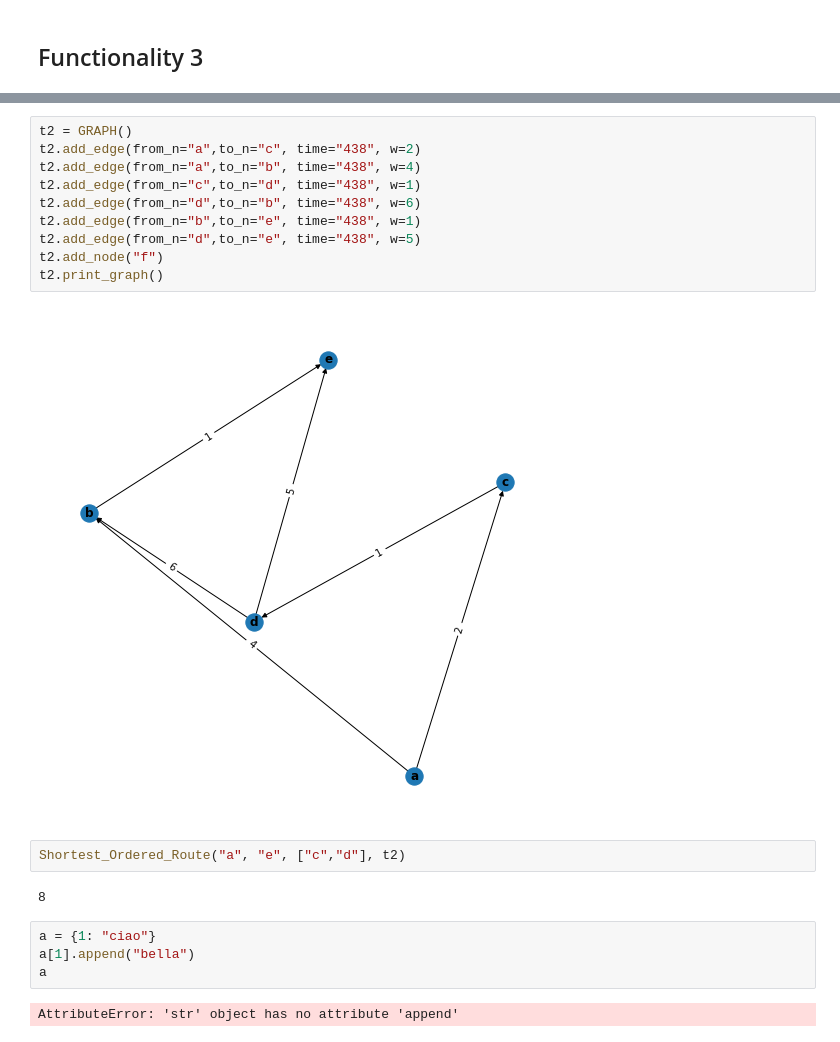
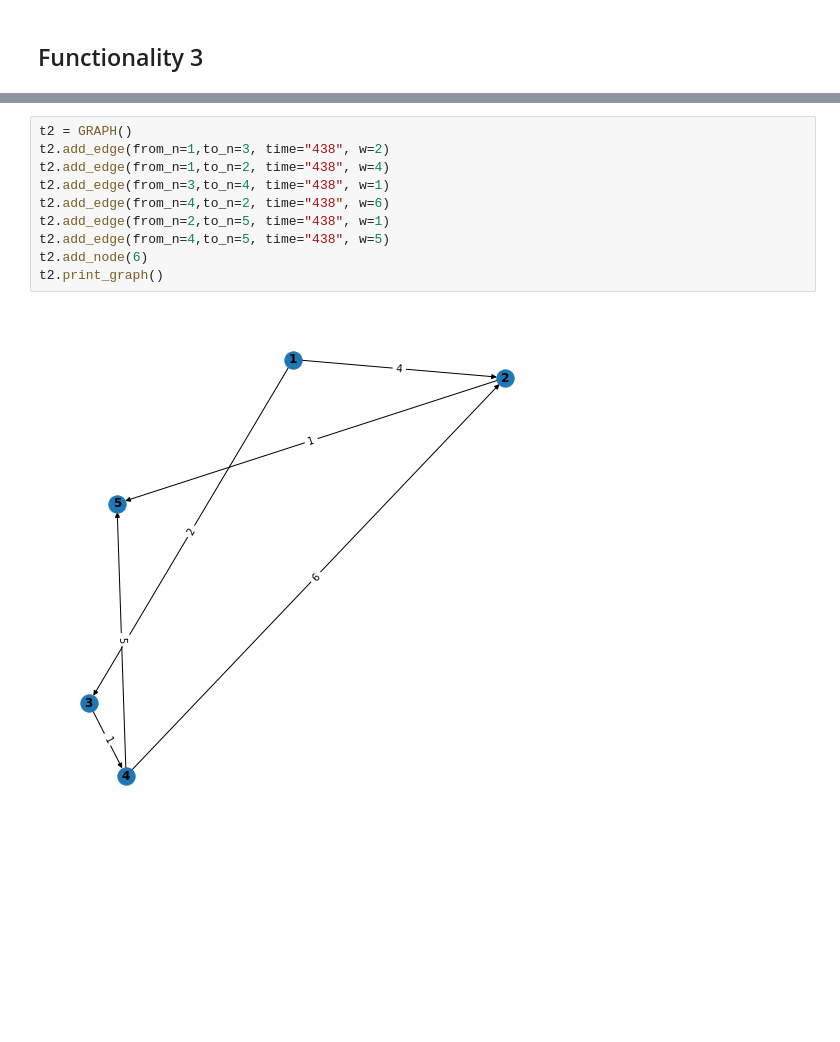
Before and after one commit to michele1783/ADM-HW5, a Jupyter notebook: test-Ame.ipynb, the cells around one changed output, grey strips where cells are left out. Cells and saved outputs as stored; diff of their text form; blank space fills up the shorter version.

```diff
--- a/test-Ame.ipynb
+++ b/test-Ame.ipynb
@@ -494,22 +665,12 @@ defaultdict(<class 'list'>, {'c': ['a'], 'b': ['a'], 'd': ['c'], 'e': ['d', 'b']
 # %%
 t2 = GRAPH()
-t2.add_edge(from_n="a",to_n="c", time="438", w=2)
-t2.add_edge(from_n="a",to_n="b", time="438", w=4)
-t2.add_edge(from_n="c",to_n="d", time="438", w=1)
-t2.add_edge(from_n="d",to_n="b", time="438", w=6)
-t2.add_edge(from_n="b",to_n="e", time="438", w=1)
-t2.add_edge(from_n="d",to_n="e", time="438", w=5)
-t2.add_node("f")
+t2.add_edge(from_n=1,to_n=3, time="438", w=2)
+t2.add_edge(from_n=1,to_n=2, time="438", w=4)
+t2.add_edge(from_n=3,to_n=4, time="438", w=1)
+t2.add_edge(from_n=4,to_n=2, time="438", w=6)
+t2.add_edge(from_n=2,to_n=5, time="438", w=1)
+t2.add_edge(from_n=4,to_n=5, time="438", w=5)
+t2.add_node(6)
 t2.print_graph()
 # %% [output]
-[figure, old version]
+[figure, new version]
-# %%
-Shortest_Ordered_Route("a", "e", ["c","d"], t2)
-# %% [output]
-8
-# %%
-a = {1: "ciao"}
-a[1].append("bella")
-a
-# %% [output]
-AttributeError: 'str' object has no attribute 'append'
```
Also changed, not shown: parts of 20 cells of this notebook.
